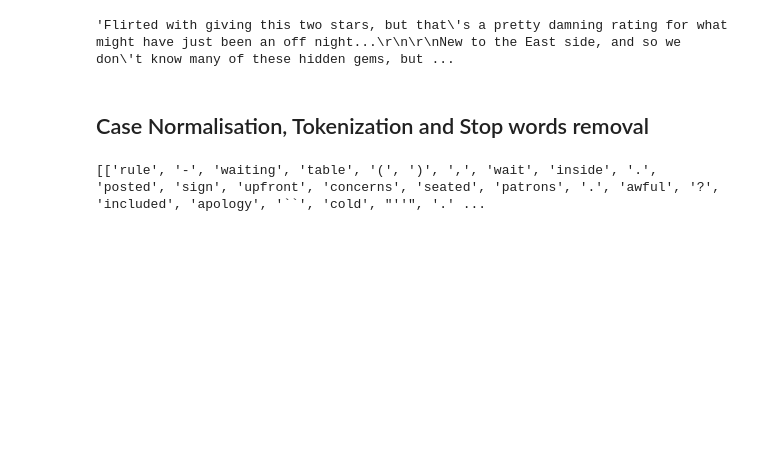
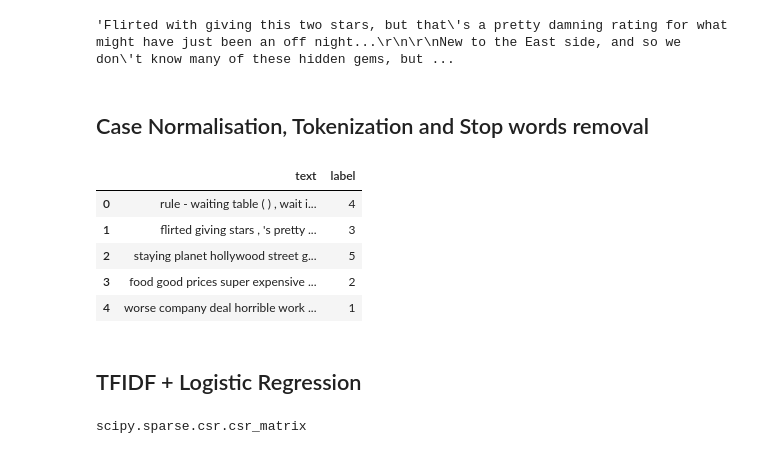
Before and after one commit to pradnyaalc/Sentiment_analysis, a Jupyter notebook: Ass2_case_tokens_stopwords.ipynb, the cells around one changed output. Saved outputs shown, nothing was run; the diff lists cells and outputs as text; code cells hidden in the pictures; blank space fills up the shorter version.

```diff
--- a/Ass2_case_tokens_stopwords.ipynb
+++ b/Ass2_case_tokens_stopwords.ipynb
@@ -25,18 +33,20 @@ with open('./stopwords_en.txt') as f:
     stopwords = f.read().splitlines()
 # %%
 def token(raw_data):
-        #print(raw_data)
-    #for raw_data in data:
-        raw_data1 = raw_data.lower()
-        tokenised = nltk.tokenize.word_tokenize(raw_data1)
-        stopwords_tokens = [w for w in tokenised if not w in stopwords]
+    raw_data1 = raw_data.lower()
+    tokenised = nltk.tokenize.word_tokenize(raw_data1)
+    stopwords_tokens = [w for w in tokenised if not w in stopwords]
+    processed_data = ' '.join(stopwords_tokens)
 
-        #print(tokenised)
-        return(stopwords_tokens)
+    return(processed_data)
-# %%
-import multiprocessing as mp
-pool = mp.Pool(processes=4)
-tokenized_reuters = pool.map(token, lab_data['text'])
-print(tokenized_reuters)
-# %% [output]
-[['rule', '-', 'waiting', 'table', '(', ')', ',', 'wait', 'inside', '.', 'posted', 'sign', 'upfront', 'concerns', 'seated', 'patrons', '.', 'awful', '?', 'included', 'apology', '``', 'cold', "''", '.' ...
+# %%
+lab_data['text'] = lab_data.apply(lambda row: token(row['text'].strip()), axis=1)
+# %%
+lab_data.head()
+# %% [output]
+|  | text | label |
+| 0 | rule - waiting table ( ) , wait i... | 4 |
+| 1 | flirted giving stars , 's pretty ... | 3 |
+| 2 | staying planet hollywood street g... | 5 |
+| 3 | food good prices super expensive ... | 2 |
+| 4 | worse company deal horrible work ... | 1 |
@@ -42,0 +55,2 @@ print(tokenized_reuters)
+# %% [markdown]
+## TFIDF + Logistic Regression
@@ -42,0 +64,4 @@ print(tokenized_reuters)
+# %%
+type(train_review)
+# %% [output]
+scipy.sparse.csr.csr_matrix
```
Also changed, not shown: parts of 25 cells of this notebook, 1 other file.
